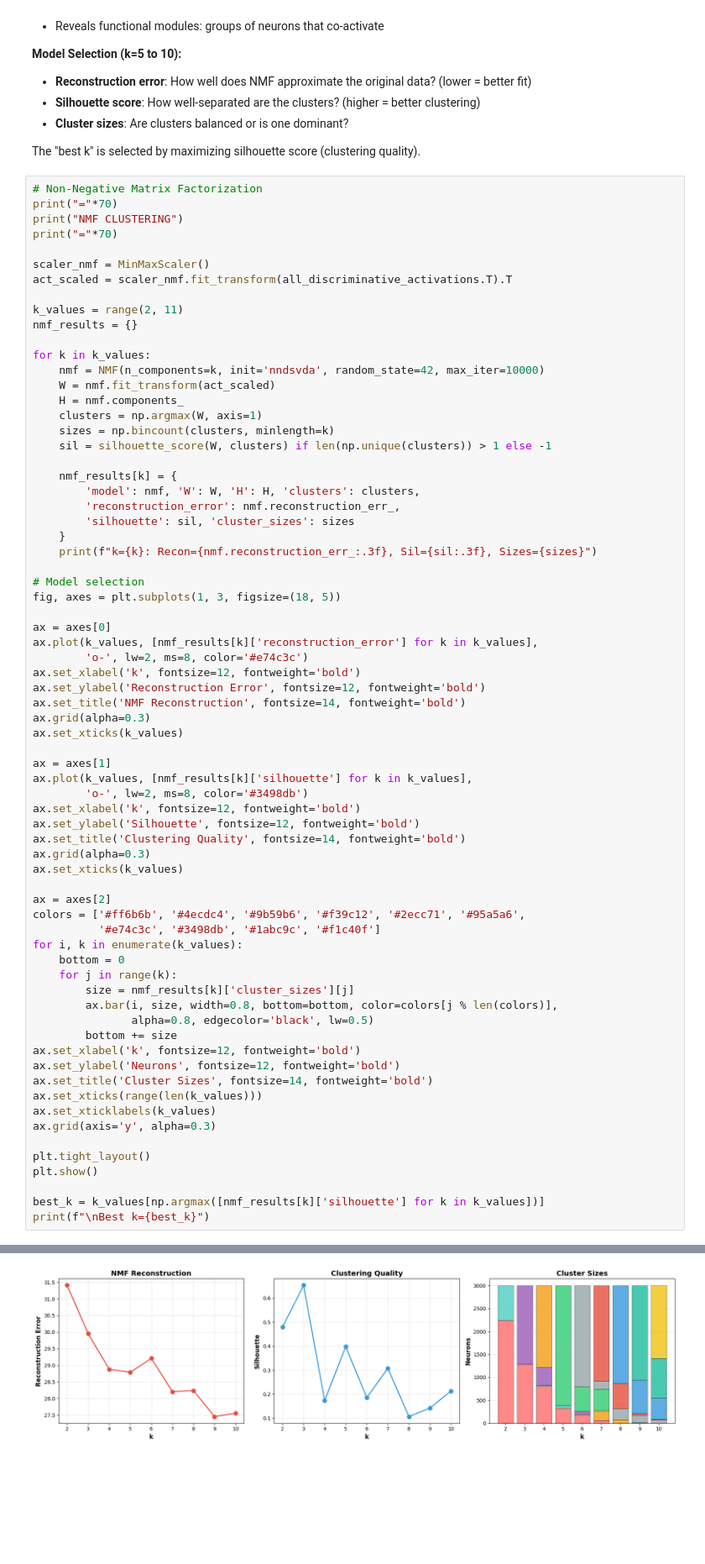
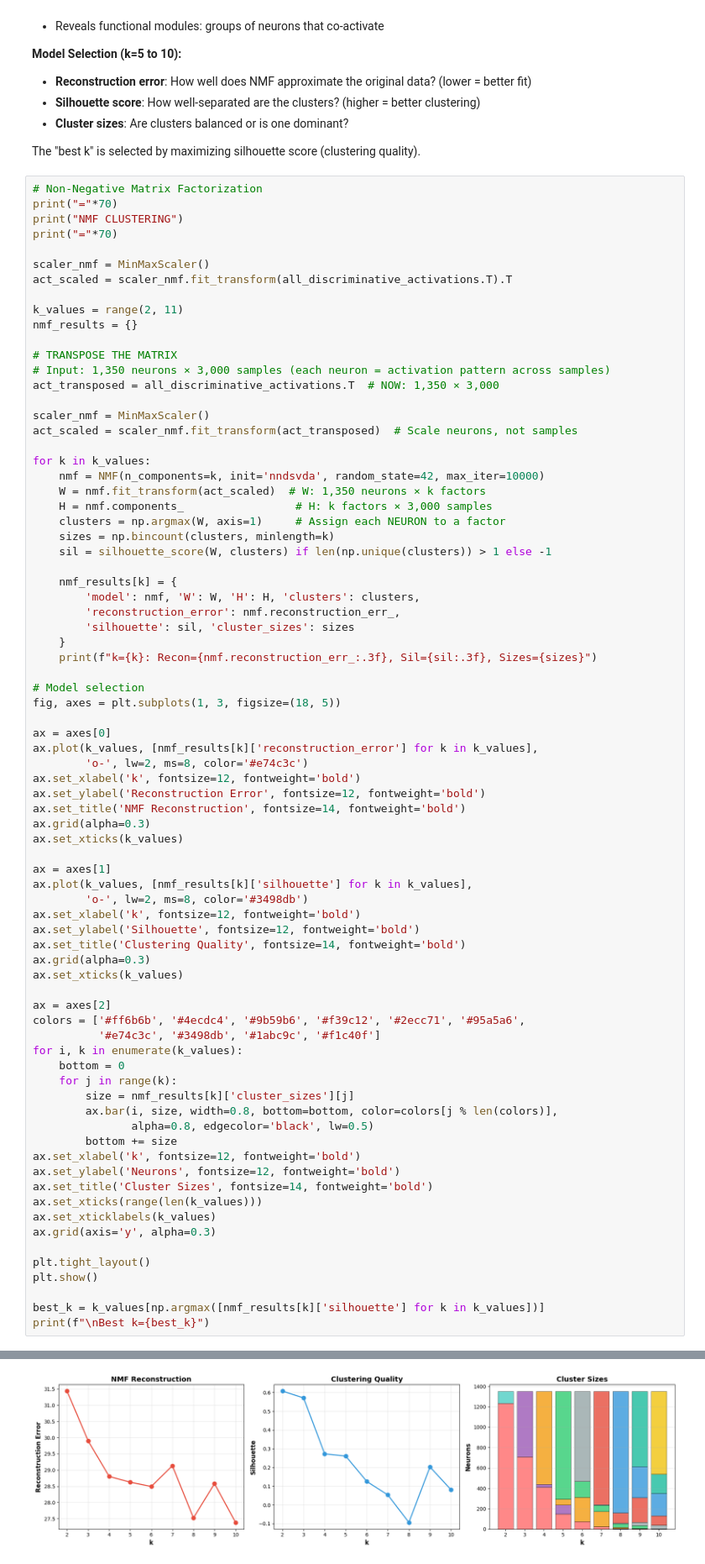
Before and after one commit to Gradient-PG/Human-vs-AI-text-Text-Classification-Analysis-, a Jupyter notebook: notebooks/cluster_testing.ipynb, the cells around one changed output, grey strips where cells are left out. Shown at 84% size. Cells and saved outputs as stored; diff of their text form; blank space fills up the shorter version.

```diff
--- a/notebooks/cluster_testing.ipynb
+++ b/notebooks/cluster_testing.ipynb
@@ -307,11 +307,18 @@ act_scaled = scaler_nmf.fit_transform(all_discriminative_activations.T).T
 k_values = range(2, 11)
 nmf_results = {}
 
+# TRANSPOSE THE MATRIX
+# Input: 1,350 neurons × 3,000 samples (each neuron = activation pattern across samples)
+act_transposed = all_discriminative_activations.T  # NOW: 1,350 × 3,000
+
+scaler_nmf = MinMaxScaler()
+act_scaled = scaler_nmf.fit_transform(act_transposed)  # Scale neurons, not samples
+
 for k in k_values:
     nmf = NMF(n_components=k, init='nndsvda', random_state=42, max_iter=10000)
-    W = nmf.fit_transform(act_scaled)
-    H = nmf.components_
-    clusters = np.argmax(W, axis=1)
+    W = nmf.fit_transform(act_scaled)  # W: 1,350 neurons × k factors
+    H = nmf.components_                 # H: k factors × 3,000 samples
+    clusters = np.argmax(W, axis=1)     # Assign each NEURON to a factor
     sizes = np.bincount(clusters, minlength=k)
     sil = silhouette_score(W, clusters) if len(np.unique(clusters)) > 1 else -1
 
@@ -381 +388 @@ k=10: Recon=27.554, Sil=0.213, Sizes=[   0    0    0    0    0   69   14  470  8
-[figure, old version]
+[figure, new version]
```
Also changed, not shown: parts of 4 cells of this notebook, 5 other files.
